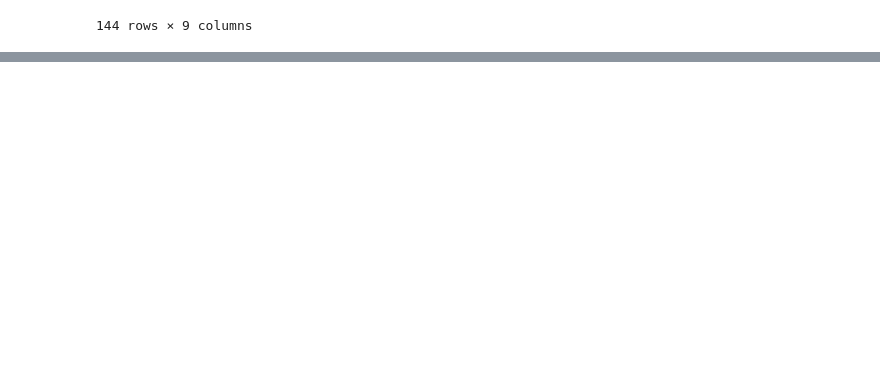
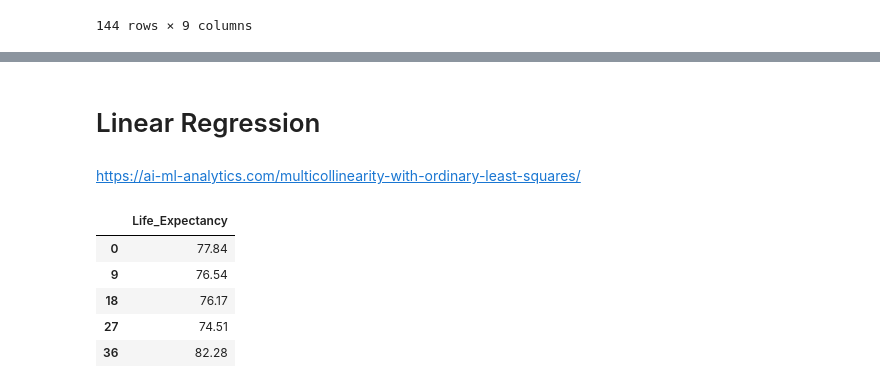
Before and after one commit to jaredhazlett/global-health-map, a Jupyter notebook: Merge_Datasets.ipynb, the cells around one changed output, grey strips where cells are left out. Cells and saved outputs as stored; diff of their text form; code cells hidden in the pictures; blank space fills up the shorter version.

```diff
--- a/Merge_Datasets.ipynb
+++ b/Merge_Datasets.ipynb
@@ -210,0 +203,4 @@ df_all_2015.sort_values(by=["Life_Expectancy"], ascending=False)
+# %% [markdown]
+# Linear Regression
+# %% [markdown]
+https://ai-ml-analytics.com/multicollinearity-with-ordinary-least-squares/
@@ -210,0 +212,9 @@ df_all_2015.sort_values(by=["Life_Expectancy"], ascending=False)
+# %%
+y.head()
+# %% [output]
+|  | Life_Expectancy |
+| 0 | 77.84 |
+| 9 | 76.54 |
+| 18 | 76.17 |
+| 27 | 74.51 |
+| 36 | 82.28 |
```
Also changed, not shown: parts of 9 cells of this notebook, 1 other file.
